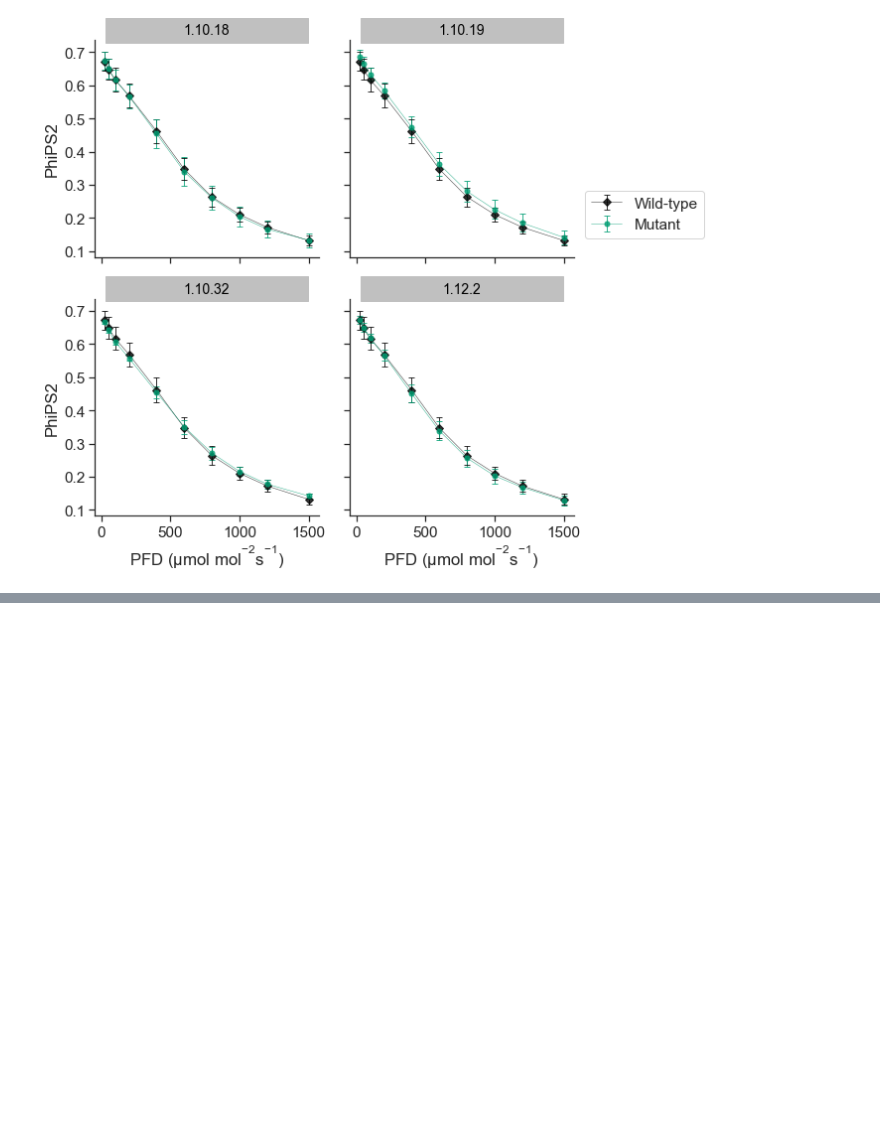
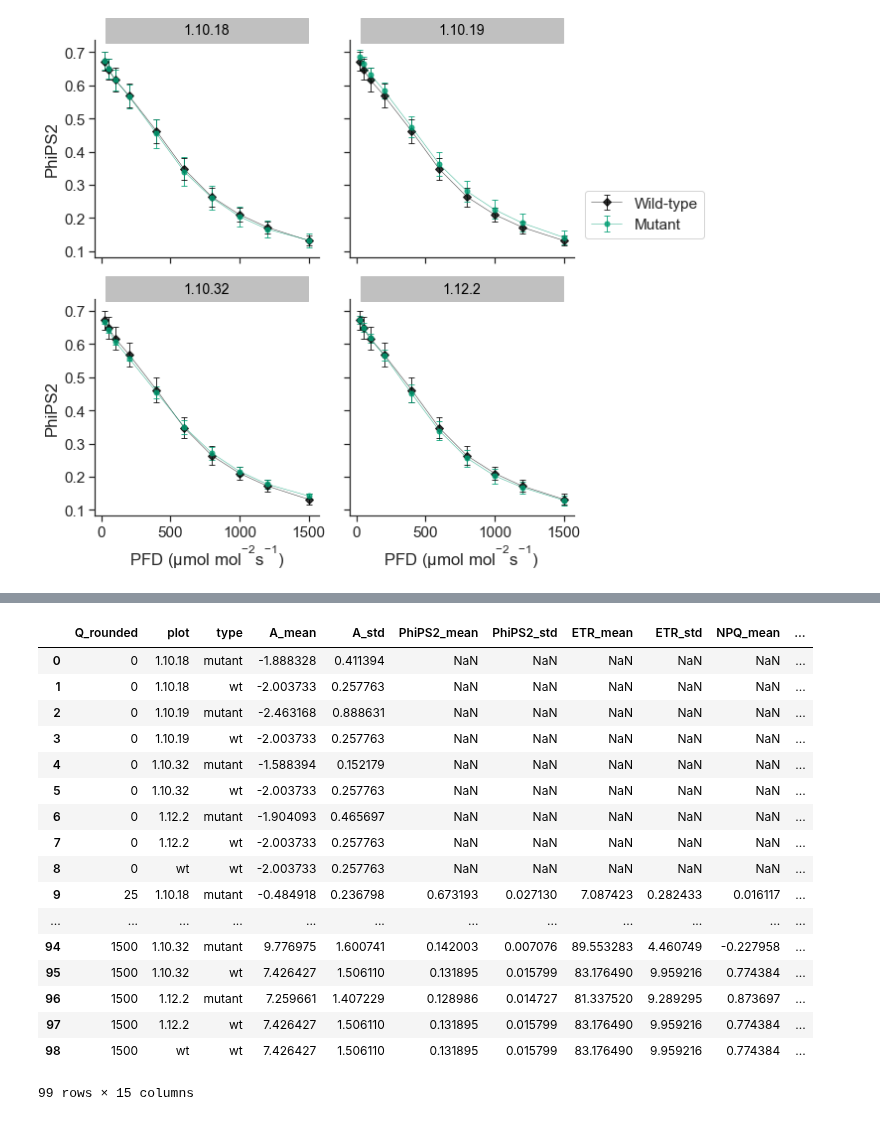
Before and after one commit to RonaCostello/Thesis, a Jupyter notebook: plots/chapter3_lr_curves.ipynb, the cells around one changed output, grey strips where cells are left out. Cells and saved outputs as stored; diff of their text form; code cells hidden in the pictures; blank space fills up the shorter version.

Commit message:
Add other photosynthetic parameters to grouped df

```diff
--- a/plots/chapter3_lr_curves.ipynb
+++ b/plots/chapter3_lr_curves.ipynb
@@ -18,8 +18,10 @@ lr_df = lr_df[~lr_df['plant'].isin(['1.10.19_5'])]
 # Use the first measurment at the highest light level
 lr_df = lr_df[~lr_df['which_1500'].isin(['second'])]
 
-grouped_df = lr_df.groupby(['Q_rounded', 'plot', 'type']).agg({'A': ['mean', 'std'], 'PhiPS2': ['mean', 'std']})
-grouped_df.columns = ['A_mean', 'A_std', 'PhiPS2_mean', 'PhiPS2_std']
+grouped_df = lr_df.groupby(['Q_rounded', 'plot', 'type']).agg({'A': ['mean', 'std'], 'PhiPS2': ['mean', 'std'],
+                                                               'ETR': ['mean', 'std'], 'NPQ': ['mean', 'std'], 'qP': ['mean', 'std'],
+                                                               'qN': ['mean', 'std']})
+grouped_df.columns = ['A_mean', 'A_std', 'PhiPS2_mean', 'PhiPS2_std', 'ETR_mean', 'ETR_std', 'NPQ_mean', 'NPQ_std', 'qP_mean', 'qP_std', 'qN_mean', 'qN_std']
 grouped_df = grouped_df.reset_index()
 # %%
 class ExtendedTextBox(BoxStyle._Base):
@@ -157,0 +168,21 @@ plt.savefig("../figures/lrPhiPS2Curves.pdf", transparent=True, dpi=300, bbox_inc
+# %%
+grouped_df
+# %% [output]
+|  | Q_rounded | plot | type | A_mean | A_std | PhiPS2_mean | PhiPS2_std | ETR_mean | ETR_std | NPQ_mean | ... |
+| 0 | 0 | 1.10.18 | mutant | -1.888328 | 0.411394 | NaN | NaN | NaN | NaN | NaN | ... |
+| 1 | 0 | 1.10.18 | wt | -2.003733 | 0.257763 | NaN | NaN | NaN | NaN | NaN | ... |
+| 2 | 0 | 1.10.19 | mutant | -2.463168 | 0.888631 | NaN | NaN | NaN | NaN | NaN | ... |
+| 3 | 0 | 1.10.19 | wt | -2.003733 | 0.257763 | NaN | NaN | NaN | NaN | NaN | ... |
+| 4 | 0 | 1.10.32 | mutant | -1.588394 | 0.152179 | NaN | NaN | NaN | NaN | NaN | ... |
+| 5 | 0 | 1.10.32 | wt | -2.003733 | 0.257763 | NaN | NaN | NaN | NaN | NaN | ... |
+| 6 | 0 | 1.12.2 | mutant | -1.904093 | 0.465697 | NaN | NaN | NaN | NaN | NaN | ... |
+| 7 | 0 | 1.12.2 | wt | -2.003733 | 0.257763 | NaN | NaN | NaN | NaN | NaN | ... |
+| 8 | 0 | wt | wt | -2.003733 | 0.257763 | NaN | NaN | NaN | NaN | NaN | ... |
+| 9 | 25 | 1.10.18 | mutant | -0.484918 | 0.236798 | 0.673193 | 0.027130 | 7.087423 | 0.282433 | 0.016117 | ... |
+| ... | ... | ... | ... | ... | ... | ... | ... | ... | ... | ... | ... |
+| 94 | 1500 | 1.10.32 | mutant | 9.776975 | 1.600741 | 0.142003 | 0.007076 | 89.553283 | 4.460749 | -0.227958 | ... |
+| 95 | 1500 | 1.10.32 | wt | 7.426427 | 1.506110 | 0.131895 | 0.015799 | 83.176490 | 9.959216 | 0.774384 | ... |
+| 96 | 1500 | 1.12.2 | mutant | 7.259661 | 1.407229 | 0.128986 | 0.014727 | 81.337520 | 9.289295 | 0.873697 | ... |
+| 97 | 1500 | 1.12.2 | wt | 7.426427 | 1.506110 | 0.131895 | 0.015799 | 83.176490 | 9.959216 | 0.774384 | ... |
+| 98 | 1500 | wt | wt | 7.426427 | 1.506110 | 0.131895 | 0.015799 | 83.176490 | 9.959216 | 0.774384 | ... |
+99 rows × 15 columns
```
Also changed, not shown: parts of 4 cells of this notebook.
